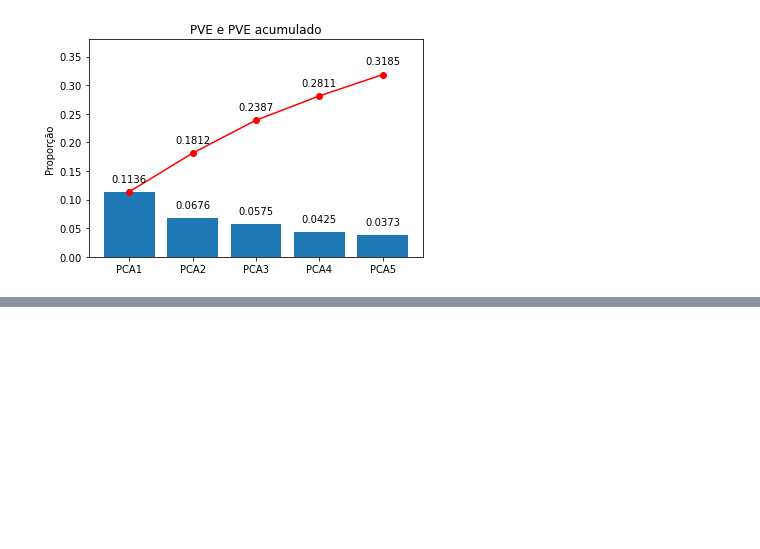
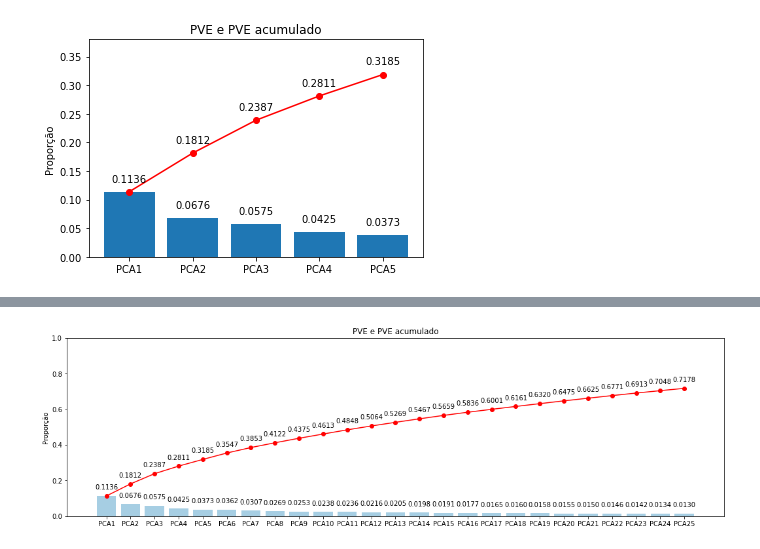
Before and after one commit to guyrux/ISL, a Jupyter notebook: ch10_unsupervised_learning/ch10_01_exercicios.ipynb, the cells around one changed output, grey strips where cells are left out. Saved outputs shown, nothing was run; the diff lists cells and outputs as text; code cells hidden in the pictures; blank space fills up the shorter version.

```diff
--- a/ch10_unsupervised_learning/ch10_01_exercicios.ipynb
+++ b/ch10_unsupervised_learning/ch10_01_exercicios.ipynb
@@ -222,0 +246,39 @@ for i, feature in enumerate(df_scaled_pca.columns[1:3]):
+# %%
+n_components = 25
+
+list_components = ["PCA"+str(x) for x in range(1, n_components+1)]
+
+pca = PCA(n_components=n_components, random_state=42, whiten=False)
+df_scaled_pca = pca.fit_transform(df_scaled)
+
+df_scaled_pca = pd.DataFrame(df_scaled_pca, index=index_names, columns=list_components)
+
+df_scaled_pca["labs"] = df_nci60["labs"]
+
+pve = pd.DataFrame(pca.explained_variance_ratio_, columns=["PVE"], index=list_components)
+
+plt.figure(figsize=(18,5))
+plt.plot(pve.cumsum(), color="r", marker="o")
+plt.bar(height=pve.values[:,0], x=[x for x in range(n_components)]);
+
+for x,y in zip([x for x in range(n_components)],pve.values[:,0]):
+    label = "{:.4f}".format(y)
+    plt.annotate(label, # this is the text
+                 (x,y), # this is the point to label
+                 textcoords="offset points", # how to position the text
+                 xytext=(0,10), # distance from text to points (x,y)
+                 ha='center') # horizontal alignment can be left, right or center
+
+for x,y in zip([x for x in range(1, n_components)], pve.cumsum().values[1:,0]):
+    label = "{:.4f}".format(y)
+    plt.annotate(label, # this is the text
+                 (x,y), # this is the point to label
+                 textcoords="offset points", # how to position the text
+                 xytext=(0,10), # distance from text to points (x,y)
+                 ha='center') # horizontal alignment can be left, right or center
+
+plt.title("PVE e PVE acumulado")
+plt.ylabel("Proporção")
+plt.ylim([0, 1]);
+# %% [output]
+[figure, added]
```
Also changed, not shown: parts of 7 cells of this notebook.
